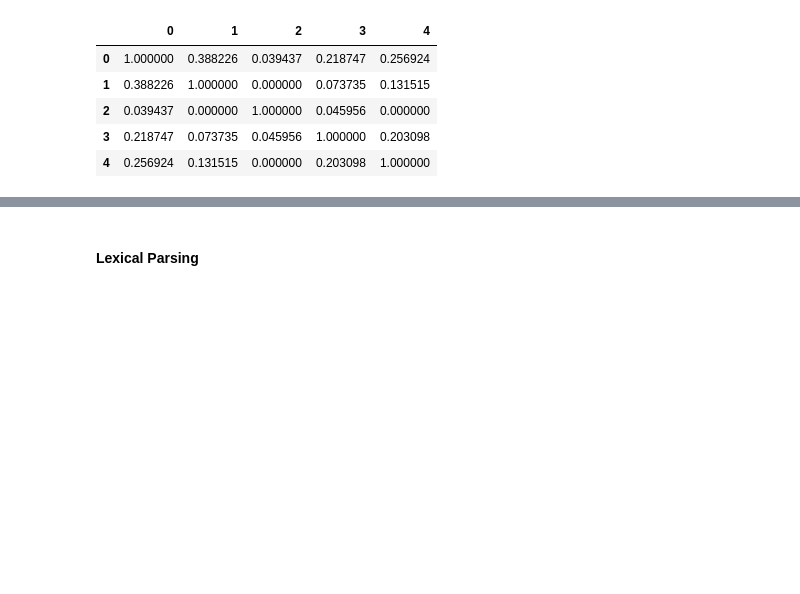
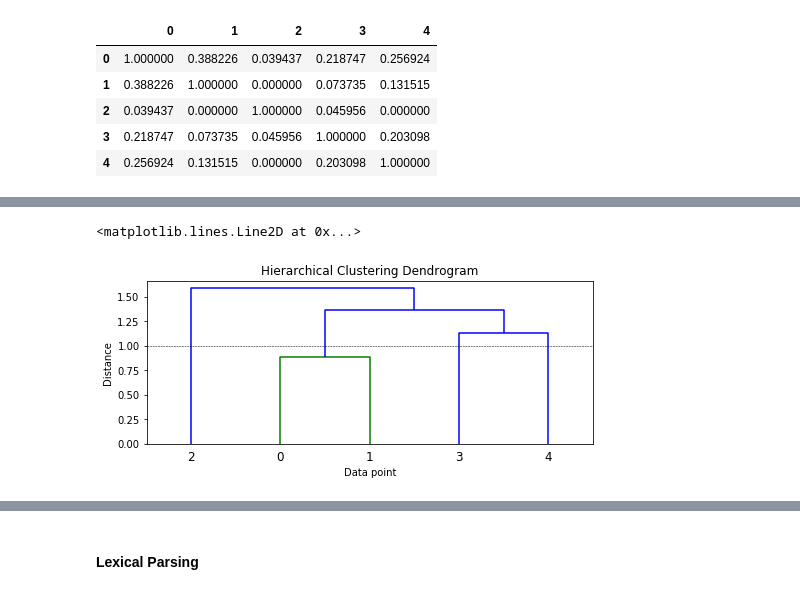
Before and after one commit to raoulbia/jupyterlab-docker, a Jupyter notebook: notebooks/nlp/squad-stanford/squad_stanford-v2.ipynb, the cells around one changed output, grey strips where cells are left out. Saved outputs shown, nothing was run; the diff lists cells and outputs as text; code cells hidden in the pictures; blank space fills up the shorter version.

```diff
--- a/notebooks/nlp/squad-stanford/squad_stanford-v2.ipynb
+++ b/notebooks/nlp/squad-stanford/squad_stanford-v2.ipynb
@@ -275,0 +294,7 @@ Most similar sentence w.r.t question: super bowl 50 american football game deter
+# %%
+# Note: similarity matrix contains the question
+Z = linkage(similarity_matrix, 'ward')
+
+# each step (row) of the linkage matrix tells us which data points (or clusters) were merged together.
+pd.DataFrame(Z, columns=['Document\Cluster 1', 'Document\Cluster 2',
+                         'Distance', 'Cluster Size'], dtype='object')
@@ -275,0 +307,10 @@ Most similar sentence w.r.t question: super bowl 50 american football game deter
+# %%
+plt.figure(figsize=(8, 3))
+plt.title('Hierarchical Clustering Dendrogram')
+plt.xlabel('Data point')
+plt.ylabel('Distance')
+dendrogram(Z)
+plt.axhline(y=1.0, c='k', ls='--', lw=0.5)
+# %% [output]
+<matplotlib.lines.Line2D at 0x...>
+[figure, added]
```
Also changed, not shown: parts of 10 cells of this notebook, 1 other file.
